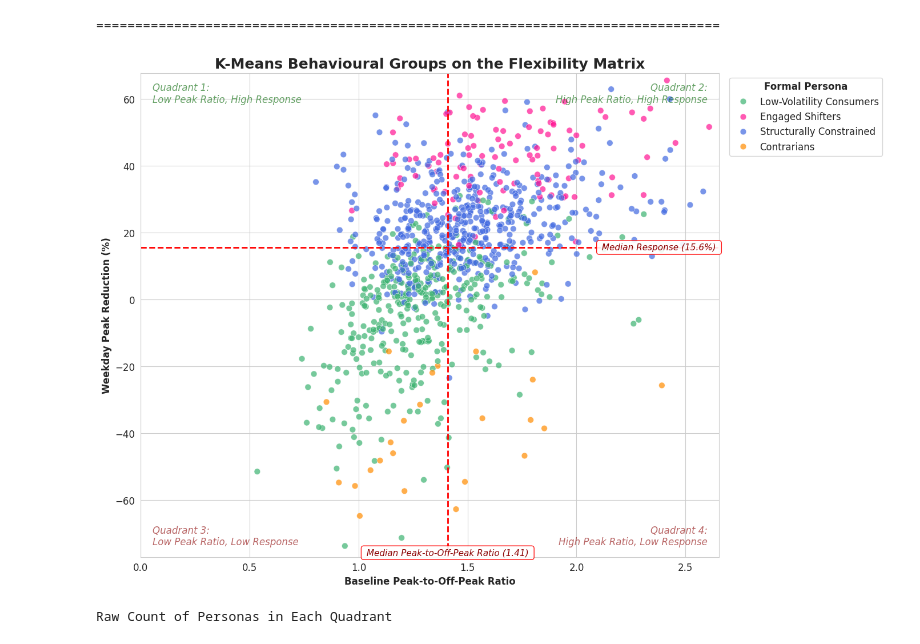
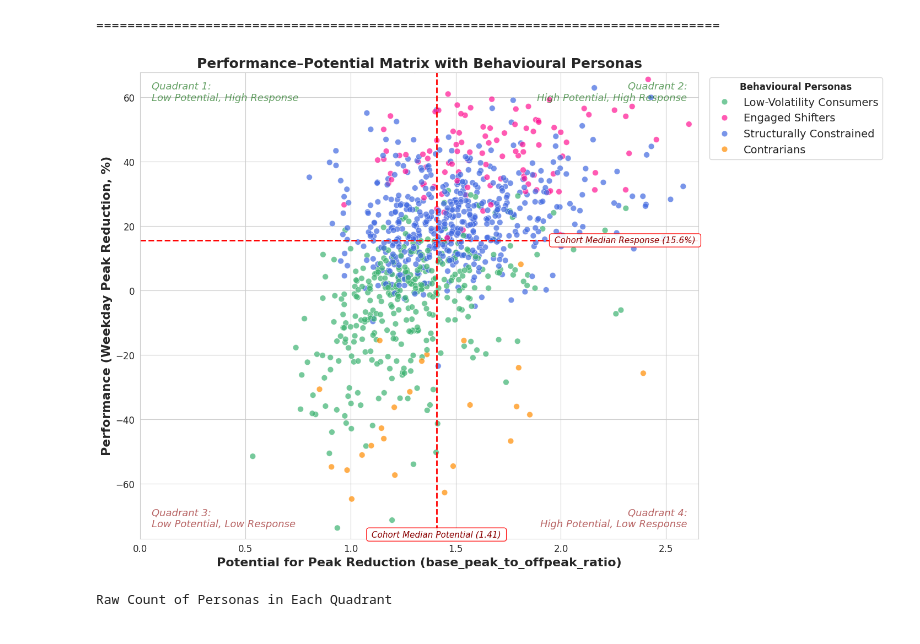
Before and after one commit to dannynew111/erp-clustering-smart-meter-data, a Jupyter notebook: clustering_v4.ipynb, the cells around one changed output. Saved outputs shown, nothing was run; the diff lists cells and outputs as text; code cells hidden in the pictures.

```diff
--- a/clustering_v4.ipynb
+++ b/clustering_v4.ipynb
@@ -684,7 +689,7 @@ Stage 8: Creating Final, Publication-Quality Persona Profiles
 [figure]
 ================================================================================
 # %%
-# The Flexibility Matrix is a key strategic tool. This plot overlays the identified
+# The Performance-Potential Matrix is a key strategic tool. This plot overlays the identified
 # personas onto a scatterplot of pre-trial potential vs. in-trial responsiveness.
 x_feature = 'base_peak_to_offpeak_ratio'
 y_feature = 'peak_reduction_pct_weekday'
@@ -725,45 +730,45 @@ sns.scatterplot(
 # These lines divide the plot into four distinct behavioural quadrants.
 x_median = df_final_export[x_feature].median()
 y_median = df_final_export[y_feature].median()
 ax.axvline(x_median, color='red', linestyle='--', linewidth=2)
 ax.axhline(y_median, color='red', linestyle='--', linewidth=2)
 # Quadrant Labels
-persona_font = {'fontsize': 12, 'style': 'italic'}
+persona_font = {'fontsize': 13, 'style': 'italic'}
 
 # To improve readability, the plot is "zoomed in" on the densest area of data,
 # trimming the extreme outliers by setting limits at the 1st and 99th percentiles.
-ax.text(0.98, 0.98, 'Quadrant 2:\nHigh Peak Ratio, High Response', transform=ax.transAxes, color='darkgreen', va='top', ha='right', alpha=0.6, **persona_font)
-ax.text(0.98, 0.02, 'Quadrant 4:\nHigh Peak Ratio, Low Response', transform=ax.transAxes, color='darkred', va='bottom', ha='right', alpha=0.6, **persona_font)
-ax.text(0.02, 0.98, 'Quadrant 1:\nLow Peak Ratio, High Response', transform=ax.transAxes, color='darkgreen', va='top', ha='left', alpha=0.6, **persona_font)
-ax.text(0.02, 0.02, 'Quadrant 3:\nLow Peak Ratio, Low Response', transform=ax.transAxes, color='darkred', va='bottom', ha='left', alpha=0.6, **persona_font)
+ax.text(0.98, 0.98, 'Quadrant 2:\nHigh Potential, High Response', transform=ax.transAxes, color='darkgreen', va='top', ha='right', alpha=0.6, **persona_font)
+ax.text(0.98, 0.02, 'Quadrant 4:\nHigh Potential, Low Response', transform=ax.transAxes, color='darkred', va='bottom', ha='right', alpha=0.6, **persona_font)
+ax.text(0.02, 0.98, 'Quadrant 1:\nLow Potential, High Response', transform=ax.transAxes, color='darkgreen', va='top', ha='left', alpha=0.6, **persona_font)
+ax.text(0.02, 0.02, 'Quadrant 3:\nLow Potential, Low Response', transform=ax.transAxes, color='darkred', va='bottom', ha='left', alpha=0.6, **persona_font)
 
 
 # Final Formatting
-ax.set_title('K-Means Behavioural Groups on the Flexibility Matrix', fontsize=18, fontweight='bold')
-ax.set_xlabel(f'Baseline Peak-to-Off-Peak Ratio', fontsize=12, fontweight='bold')
-ax.set_ylabel('Weekday Peak Reduction (%)', fontsize=12, fontweight='bold')
-legend = ax.legend(title='Formal Persona', loc='upper left', bbox_to_anchor=(1.01, 1.0))
+ax.set_title('Performance–Potential Matrix with Behavioural Personas', fontsize=18, fontweight='bold')
+ax.set_xlabel(f'Potential for Peak Reduction (base_peak_to_offpeak_ratio)', fontsize=16, fontweight='bold')
+ax.set_ylabel('Performance (Weekday Peak Reduction, %)', fontsize=16, fontweight='bold')
+legend = ax.legend(title='Behavioural Personas', loc='upper left', fontsize=14, bbox_to_anchor=(1.01, 1.0))
 plt.setp(legend.get_title(), fontweight='bold')
 
 # Set the plot limits FIRST
 ax.set_xlim(0, df_final_export[x_feature].quantile(0.99))
 ax.set_ylim(df_final_export[y_feature].quantile(0.01), df_final_export[y_feature].quantile(0.99))
 
 # Using limits set correct coordinates for labels of the media
 bbox_props = dict(boxstyle="round,pad=0.3", fc="white", ec="red", lw=1, alpha=0.9)
 
-ax.text(ax.get_xlim()[1], y_median, f' Median Response ({y_median:.1f}%) ',
+ax.text(ax.get_xlim()[1], y_median, f' Cohort Median Response ({y_median:.1f}%) ',
         color='darkred', ha='right', va='center', fontsize=11, style='italic', bbox=bbox_props)
 
-ax.text(x_median, ax.get_ylim()[0], f' Median Peak-to-Off-Peak Ratio ({x_median:.2f}) ',
+ax.text(x_median, ax.get_ylim()[0], f' Cohort Median Potential ({x_median:.2f}) ',
         color='darkred', ha='center', va='bottom', fontsize=11, style='italic', bbox=bbox_props)
 
 # Manual layout adjustment to make space for the legend
 fig.subplots_adjust(right=0.8)
 
 plt.show()
 # %% [output]
-[figure, old version]
+[figure, new version]
 # %%
 # Quantitative Validation of the Flexibility Matrix
 
```
Also changed, not shown: parts of 4 cells of this notebook.
